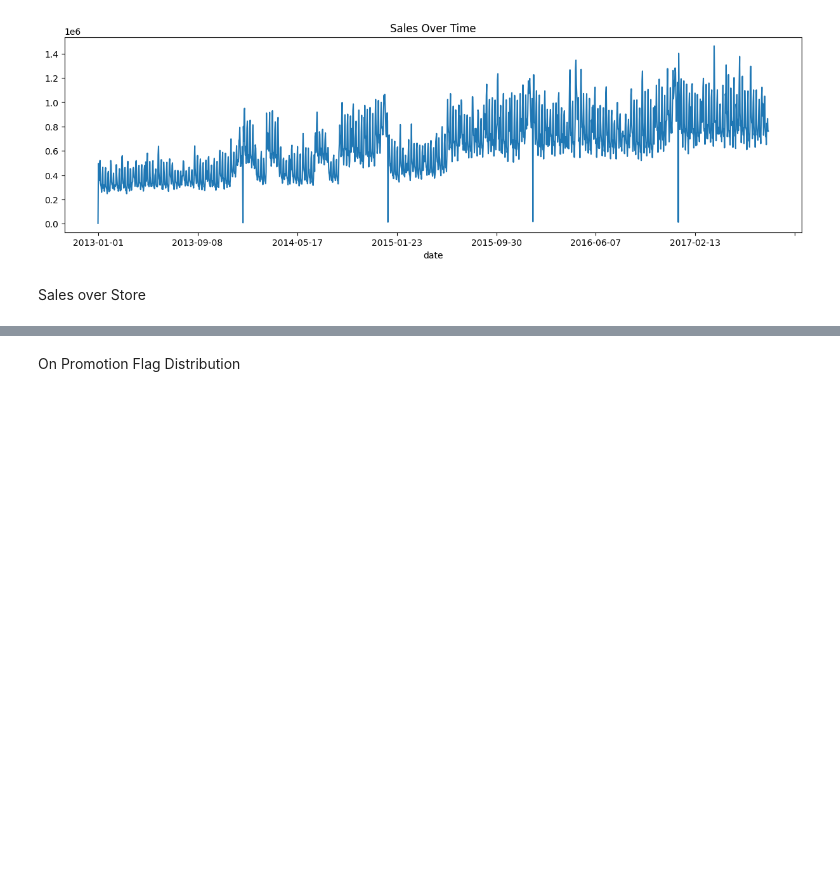
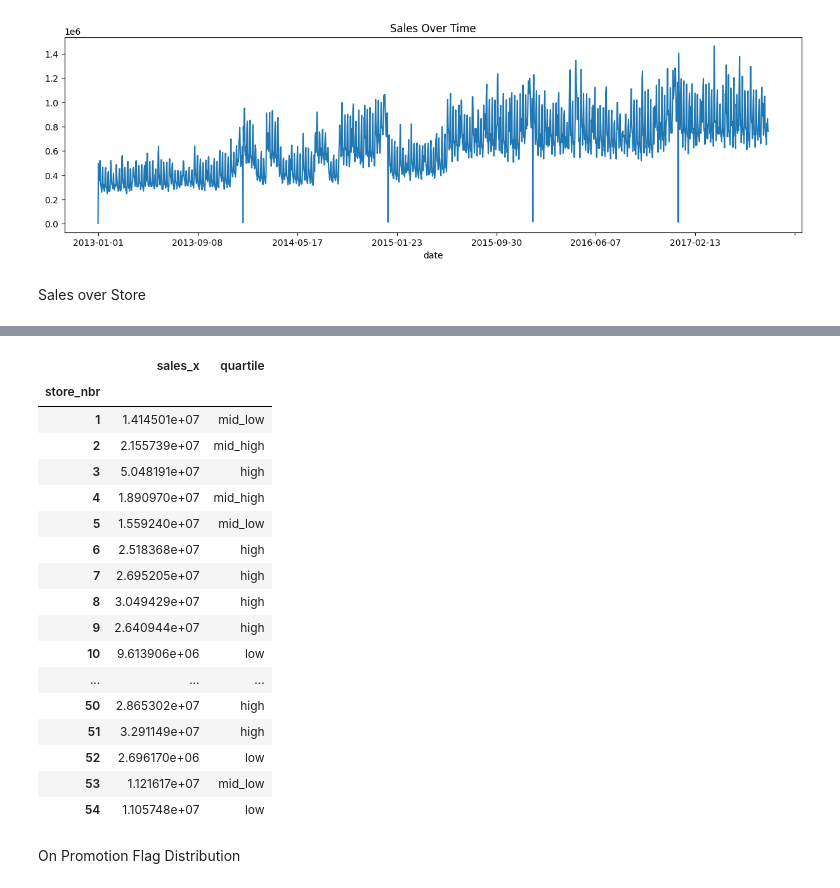
Before and after one commit to nsumesh/ProductDemandForecasting, a Jupyter notebook: notebooks/eda.ipynb, the cells around one changed output, grey strips where cells are left out. Saved outputs shown, nothing was run; the diff lists cells and outputs as text; code cells hidden in the pictures; blank space fills up the shorter version.

```diff
--- a/notebooks/eda.ipynb
+++ b/notebooks/eda.ipynb
@@ -63,4 +79,31 @@ store_sales.plot(kind='bar',figsize=(12,5), title='Total Sales over store')
 [figure]
+# %%
+merged_train_stores = pd.merge(train_data, stores_data, on='store_nbr', how='left')
+store_sales = merged_train_stores.groupby("store_nbr")['sales'].sum()
+store_quartiles = pd.qcut(store_sales, q=4, labels=['low','mid_low','mid_high','high'])
+store_quartiles
+store_sales_merged = pd.merge(store_sales, store_quartiles, on='store_nbr', how='left')
+store_sales_merged.rename(columns={'sales_x':'total_sales'})
+store_sales_merged.rename(columns={'sales_y':'quartile'})
+# %% [output]
+|  | sales_x | quartile |
+| store_nbr |  |  |
+| 1 | 1.414501e+07 | mid_low |
+| 2 | 2.155739e+07 | mid_high |
+| 3 | 5.048191e+07 | high |
+| 4 | 1.890970e+07 | mid_high |
+| 5 | 1.559240e+07 | mid_low |
+| 6 | 2.518368e+07 | high |
+| 7 | 2.695205e+07 | high |
+| 8 | 3.049429e+07 | high |
+| 9 | 2.640944e+07 | high |
+| 10 | 9.613906e+06 | low |
+| ... | ... | ... |
+| 50 | 2.865302e+07 | high |
+| 51 | 3.291149e+07 | high |
+| 52 | 2.696170e+06 | low |
+| 53 | 1.121617e+07 | mid_low |
+| 54 | 1.105748e+07 | low |
 # %% [markdown]
 On Promotion Flag Distribution
 # %%
```
Also changed, not shown: parts of 2 cells of this notebook.
